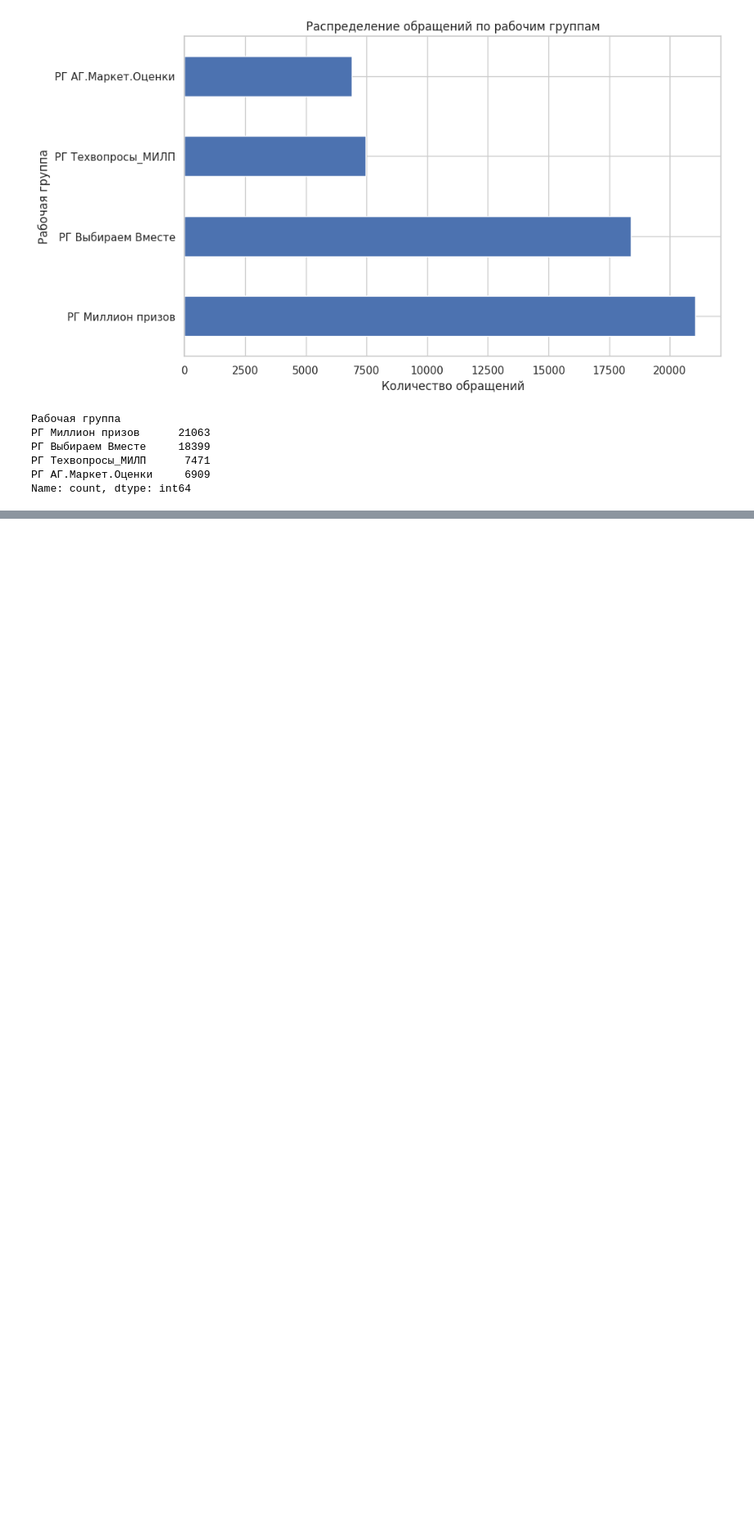
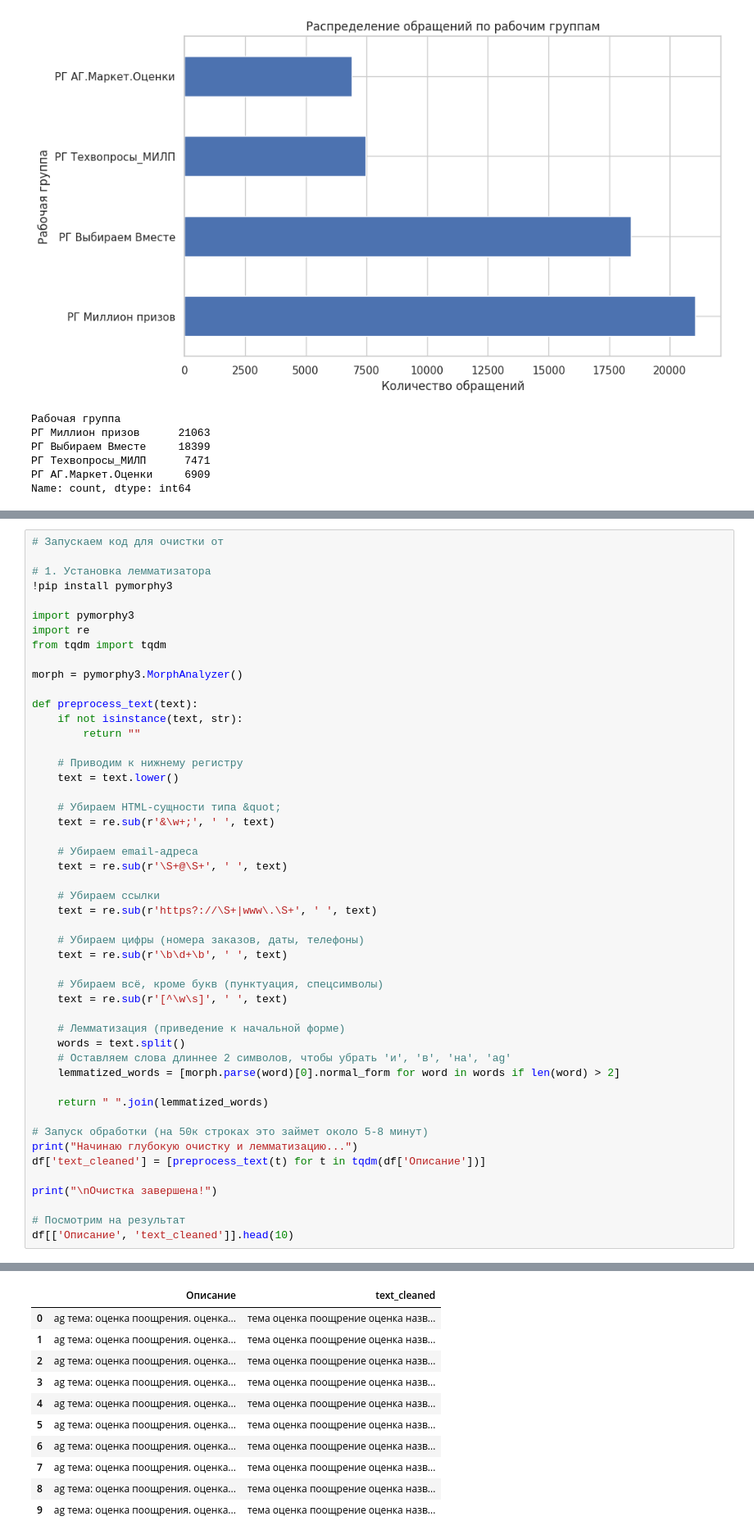
Before and after one commit to mpovolocky-a11y/ML_IT_Support_Classification, a Jupyter notebook: ML_IT_Support_Classification.ipynb, the cells around one changed output, grey strips where cells are left out. Shown at 82% size. Cells and saved outputs as stored; diff of their text form; blank space fills up the shorter version.

```diff
--- a/ML_IT_Support_Classification.ipynb
+++ b/ML_IT_Support_Classification.ipynb
@@ -80,0 +106,50 @@ df[['Описание', 'Описание_очищенное']].head()
+# %%
+# Запускаем код для очистки от
+
+# 1. Установка лемматизатора
+!pip install pymorphy3
+
+import pymorphy3
+import re
+from tqdm import tqdm
+
+morph = pymorphy3.MorphAnalyzer()
+
+def preprocess_text(text):
+    if not isinstance(text, str):
+        return ""
+
+    # Приводим к нижнему регистру
+    text = text.lower()
+
+    # Убираем HTML-сущности типа &quot;
+    text = re.sub(r'&\w+;', ' ', text)
+
+    # Убираем email-адреса
+    text = re.sub(r'\S+@\S+', ' ', text)
+
+    # Убираем ссылки
+    text = re.sub(r'https?://\S+|www\.\S+', ' ', text)
+
+    # Убираем цифры (номера заказов, даты, телефоны)
+    text = re.sub(r'\b\d+\b', ' ', text)
+
+    # Убираем всё, кроме букв (пунктуация, спецсимволы)
+    text = re.sub(r'[^\w\s]', ' ', text)
+
+    # Лемматизация (приведение к начальной форме)
+    words = text.split()
+    # Оставляем слова длиннее 2 символов, чтобы убрать 'и', 'в', 'на', 'ag'
+    lemmatized_words = [morph.parse(word)[0].normal_form for word in words if len(word) > 2]
+
+    return " ".join(lemmatized_words)
+
+# Запуск обработки (на 50к строках это займет около 5-8 минут)
+print("Начинаю глубокую очистку и лемматизацию...")
+df['text_cleaned'] = [preprocess_text(t) for t in tqdm(df['Описание'])]
+
+print("\nОчистка завершена!")
+
+# Посмотрим на результат
+df[['Описание', 'text_cleaned']].head(10)
+# %% [output]
@@ -80,0 +162,11 @@ df[['Описание', 'Описание_очищенное']].head()
+|  | Описание | text_cleaned |
+| 0 | ag тема: оценка поощрения. оценка... | тема оценка поощрение оценка назв... |
+| 1 | ag тема: оценка поощрения. оценка... | тема оценка поощрение оценка назв... |
+| 2 | ag тема: оценка поощрения. оценка... | тема оценка поощрение оценка назв... |
+| 3 | ag тема: оценка поощрения. оценка... | тема оценка поощрение оценка назв... |
+| 4 | ag тема: оценка поощрения. оценка... | тема оценка поощрение оценка назв... |
+| 5 | ag тема: оценка поощрения. оценка... | тема оценка поощрение оценка назв... |
+| 6 | ag тема: оценка поощрения. оценка... | тема оценка поощрение оценка назв... |
+| 7 | ag тема: оценка поощрения. оценка... | тема оценка поощрение оценка назв... |
+| 8 | ag тема: оценка поощрения. оценка... | тема оценка поощрение оценка назв... |
+| 9 | ag тема: оценка поощрения. оценка... | тема оценка поощрение оценка назв... |
```
Also changed, not shown: parts of 4 cells of this notebook.
